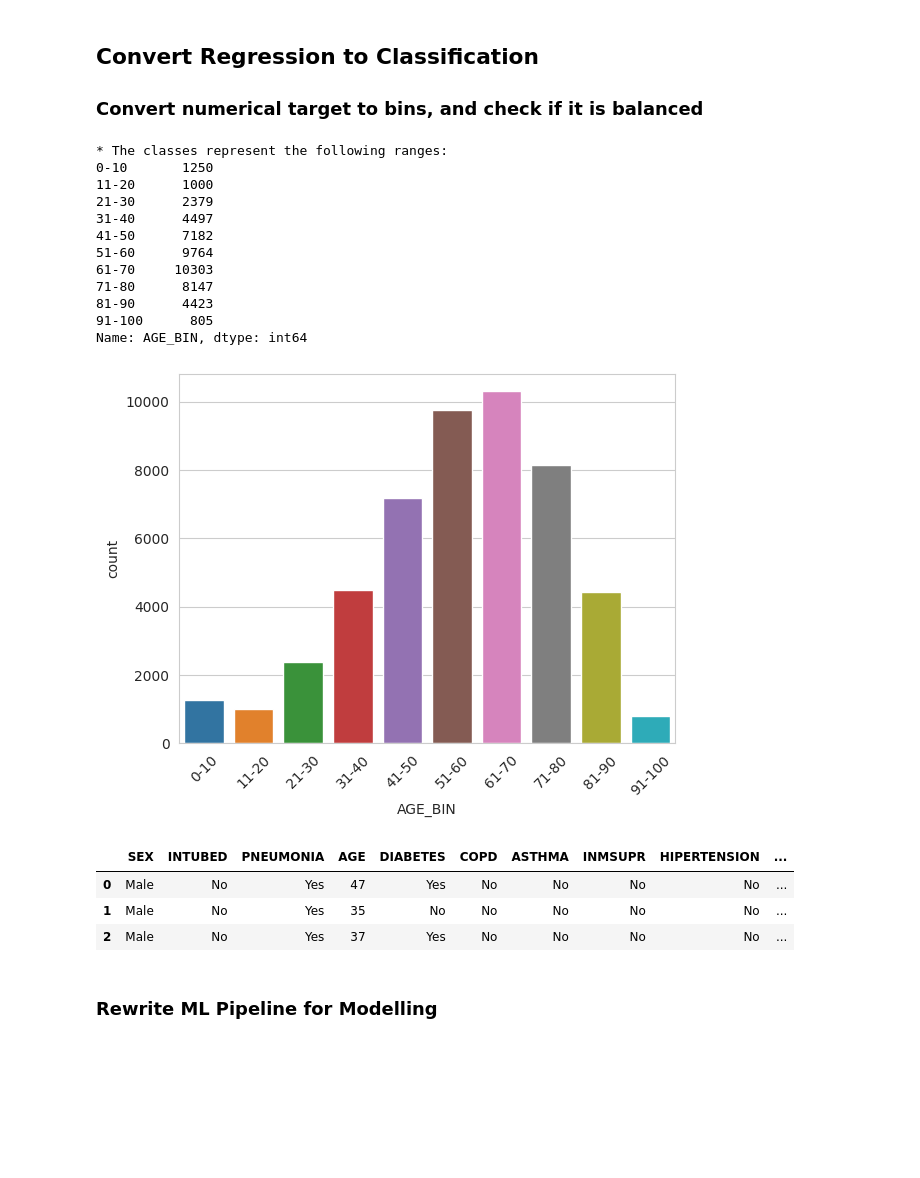
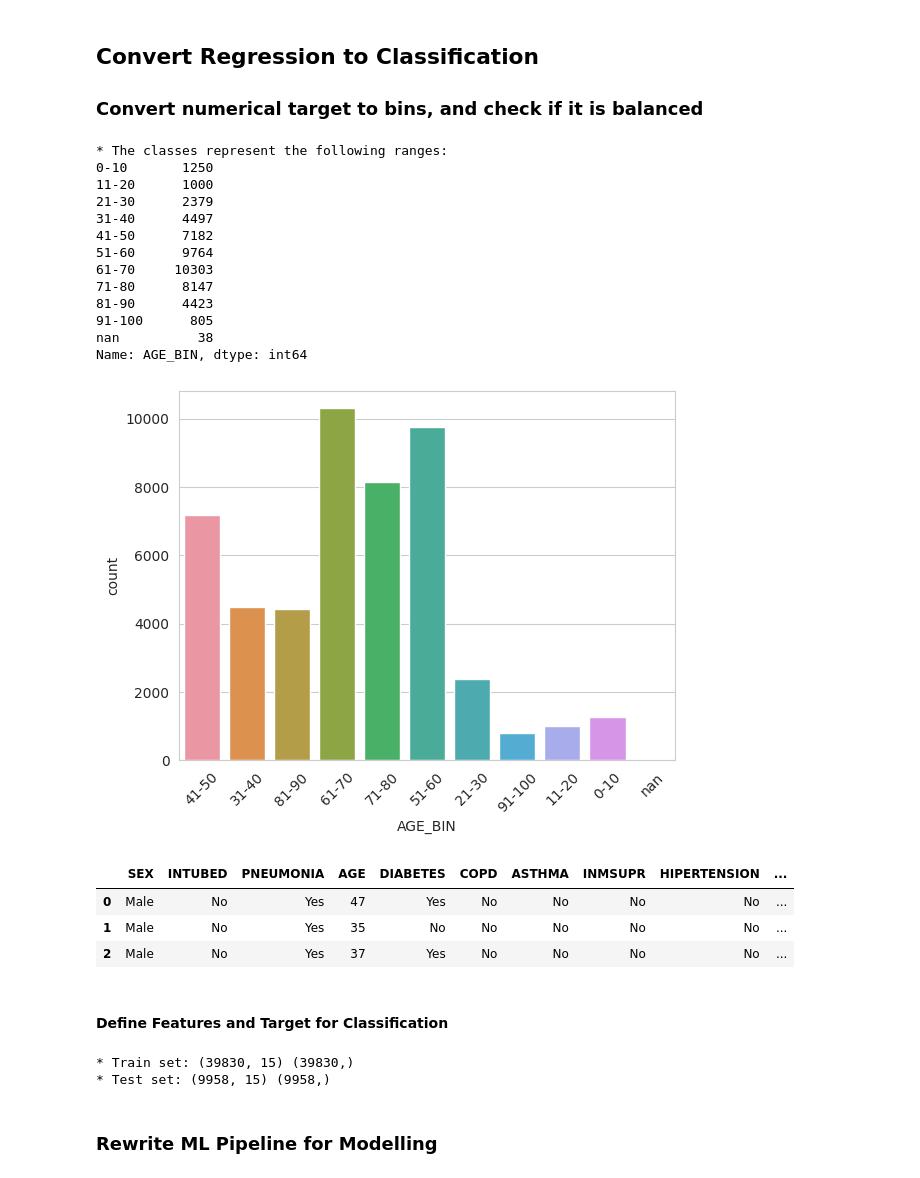
Before and after one commit to cniblock/milestone-covid-19-study, a Jupyter notebook: jupyter_notebooks/06 - Modeling and Evaluation - Regression.ipynb, the cells around one changed output. Drawn from its saved outputs; the diff is of its cells as text; code cells hidden in the pictures; blank space fills up the shorter version.

```diff
--- a/jupyter_notebooks/06 - Modeling and Evaluation - Regression.ipynb
+++ b/jupyter_notebooks/06 - Modeling and Evaluation - Regression.ipynb
@@ -650,35 +650,63 @@ Root Mean Squared Error: 17.495
 ### Convert numerical target to bins, and check if it is balanced
 # %%
 from feature_engine.discretisation import EqualFrequencyDiscretiser
+import seaborn as sns
+import matplotlib.pyplot as plt
+
 bin_edges = [0, 10, 20, 30, 40, 50, 60, 70, 80, 90, 100]
 bin_labels = ['0-10', '11-20', '21-30', '31-40', '41-50', '51-60', '61-70', '71-80', '81-90', '91-100']
 
 df['AGE_BIN'] = pd.cut(df['AGE'], bins=bin_edges, labels=bin_labels, right=False)
+df['AGE_BIN'] = df['AGE_BIN'].astype(str)
+
 print(f"* The classes represent the following ranges: \n{df['AGE_BIN'].value_counts().sort_index()} \n")
 
 sns.countplot(data=df, x='AGE_BIN')
 plt.xticks(rotation=45)
 plt.show()
 
 df.head(3)
 # %% [output]
 * The classes represent the following ranges:
 0-10       1250
 11-20      1000
 21-30      2379
 31-40      4497
 41-50      7182
 51-60      9764
 61-70     10303
 71-80      8147
 81-90      4423
 91-100      805
+nan          38
 Name: AGE_BIN, dtype: int64
-[figure, old version]
+[figure, new version]
 |  | SEX | INTUBED | PNEUMONIA | AGE | DIABETES | COPD | ASTHMA | INMSUPR | HIPERTENSION | ... |
 | 0 | Male | No | Yes | 47 | Yes | No | No | No | No | ... |
 | 1 | Male | No | Yes | 35 | No | No | No | No | No | ... |
 | 2 | Male | No | Yes | 37 | Yes | No | No | No | No | ... |
+# %% [markdown]
+#### Define Features and Target for Classification
+# %%
+X = df.drop(['AGE', 'AGE_BIN'], axis=1)
+y = df['AGE_BIN'].astype(str)
+
+# Ensure all categorical features are of type 'category'
+categorical_columns = ['SEX', 'DIABETES', 'COPD', 'ASTHMA', 'INMSUPR', 'HIPERTENSION',
+                       'OTHER_DISEASE', 'CARDIOVASCULAR', 'OBESITY', 'RENAL_CHRONIC', 'TOBACCO',
+                       'INTUBED', 'PNEUMONIA', 'ICU', 'DIED']
+
+X[categorical_columns] = X[categorical_columns].astype('category')
+
+# Convert y to categorical type
+y = y.astype('category')
+
+# Split Train Test Sets
+X_train, X_test, y_train, y_test = train_test_split(X, y, test_size=0.2, random_state=0)
+print("* Train set:", X_train.shape, y_train.shape, "\n* Test set:", X_test.shape, y_test.shape)
+# %% [output]
+* Train set: (39830, 15) (39830,)
+* Test set: (9958, 15) (9958,)
 # %% [markdown]
 ### Rewrite ML Pipeline for Modelling
 # %%
```
Also changed, not shown: parts of 9 cells of this notebook.
